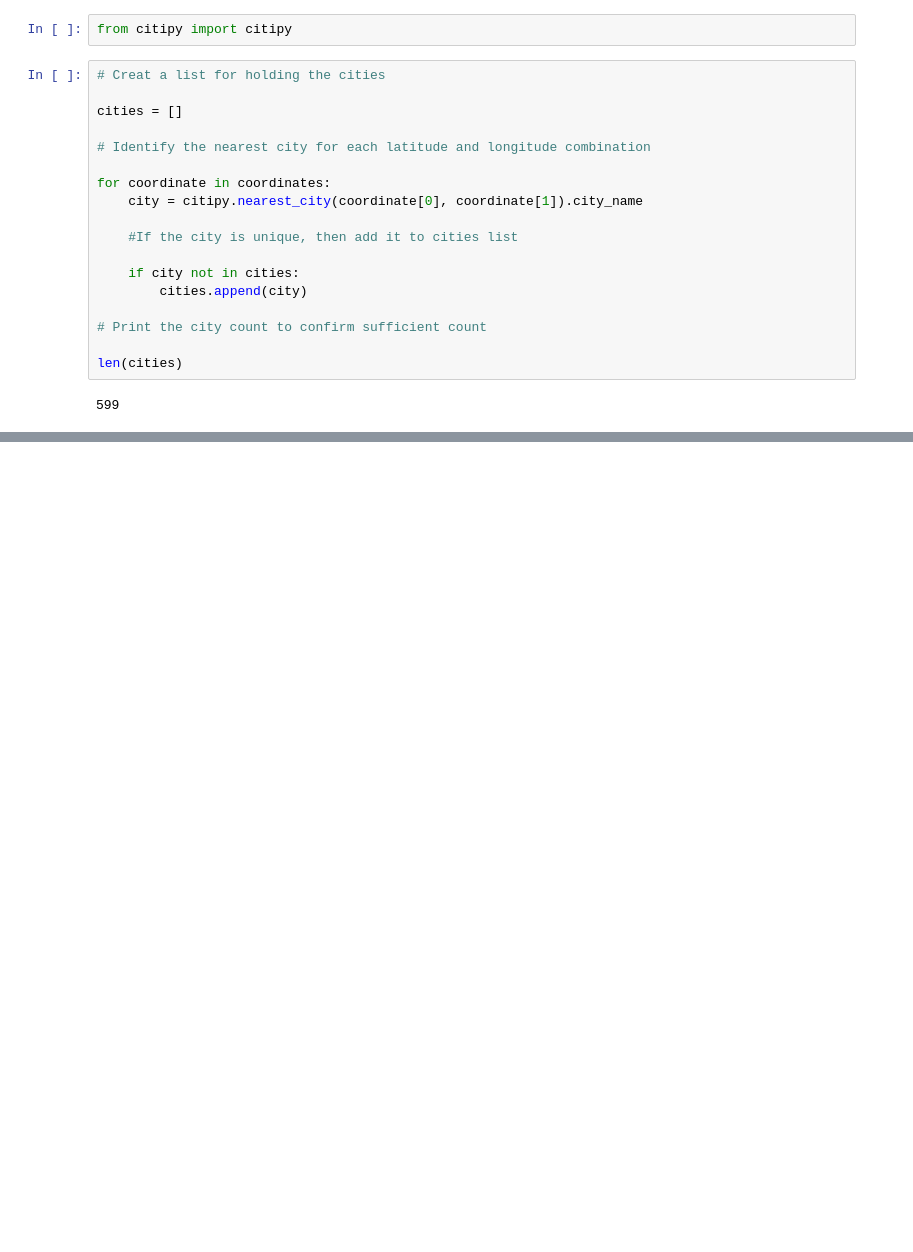
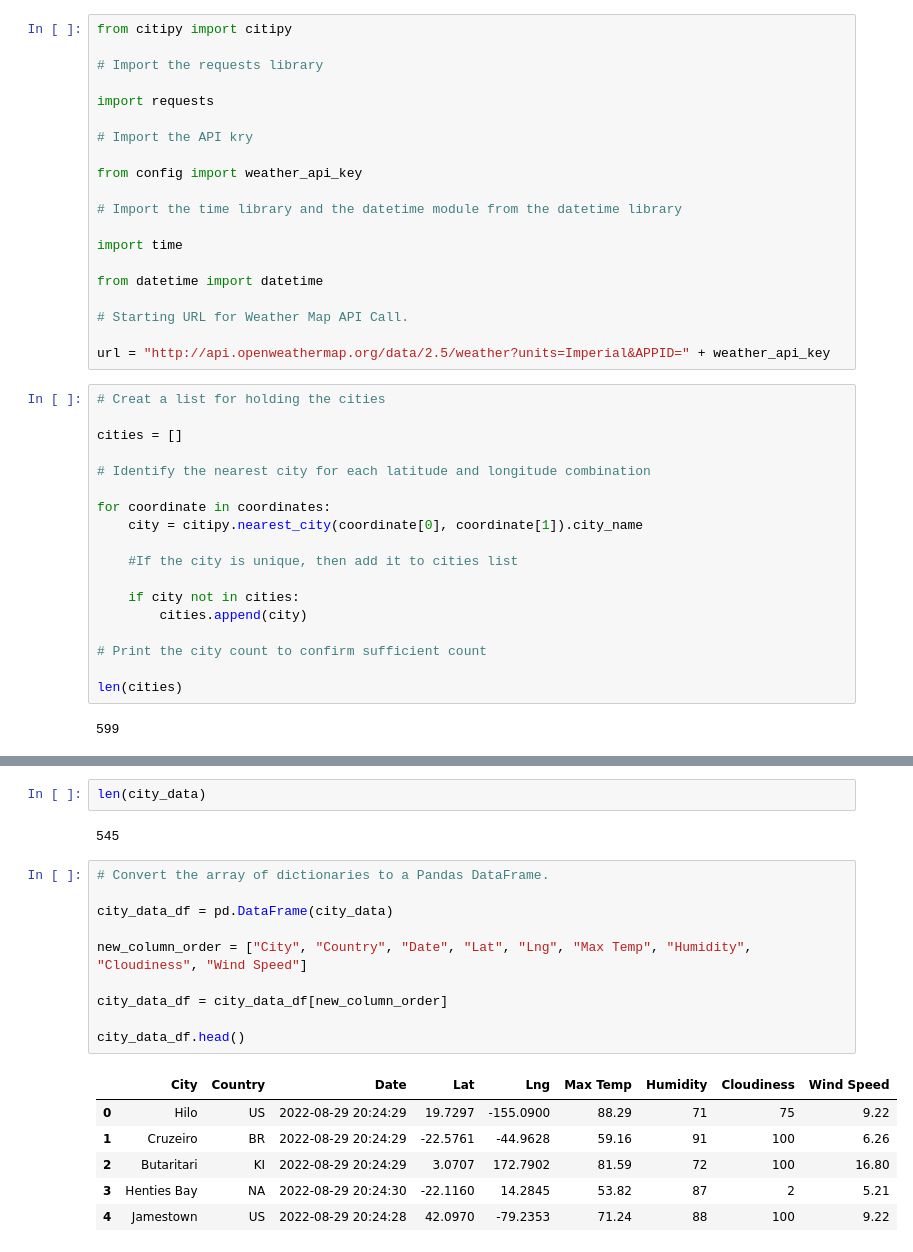
Before and after one commit to MRLinares/World_Weather_Analysis, a Jupyter notebook: WeatherPy.ipynb, the cells around one changed output, grey strips where cells are left out. Cells and saved outputs as stored; diff of their text form; blank space fills up the shorter version.

Commit message:
used API key to call OpenWeather website and extract JSON files, then created dataframe which I then converted to csv file.

```diff
--- a/WeatherPy.ipynb
+++ b/WeatherPy.ipynb
@@ -47,5 +47,23 @@ for coordinate in coordinates:
 # %%
 from citipy import citipy
+
+# Import the requests library
+
+import requests
+
+# Import the API kry
+
+from config import weather_api_key
+
+# Import the time library and the datetime module from the datetime library
+
+import time
+
+from datetime import datetime
+
+# Starting URL for Weather Map API Call.
+
+url = "http://api.openweathermap.org/data/2.5/weather?units=Imperial&APPID=" + weather_api_key
 # %%
 # Creat a list for holding the cities
 
@@ -68,0 +205,21 @@ len(cities)
+# %%
+len(city_data)
+# %% [output]
+545
+# %%
+# Convert the array of dictionaries to a Pandas DataFrame.
+
+city_data_df = pd.DataFrame(city_data)
+
+new_column_order = ["City", "Country", "Date", "Lat", "Lng", "Max Temp", "Humidity", "Cloudiness", "Wind Speed"]
+
+city_data_df = city_data_df[new_column_order]
+
+city_data_df.head()
+# %% [output]
+|  | City | Country | Date | Lat | Lng | Max Temp | Humidity | Cloudiness | Wind Speed |
+| 0 | Hilo | US | 2022-08-29 20:24:29 | 19.7297 | -155.0900 | 88.29 | 71 | 75 | 9.22 |
+| 1 | Cruzeiro | BR | 2022-08-29 20:24:29 | -22.5761 | -44.9628 | 59.16 | 91 | 100 | 6.26 |
+| 2 | Butaritari | KI | 2022-08-29 20:24:29 | 3.0707 | 172.7902 | 81.59 | 72 | 100 | 16.80 |
+| 3 | Henties Bay | NA | 2022-08-29 20:24:30 | -22.1160 | 14.2845 | 53.82 | 87 | 2 | 5.21 |
+| 4 | Jamestown | US | 2022-08-29 20:24:28 | 42.0970 | -79.2353 | 71.24 | 88 | 100 | 9.22 |
```
Also changed, not shown: parts of 3 cells of this notebook.
